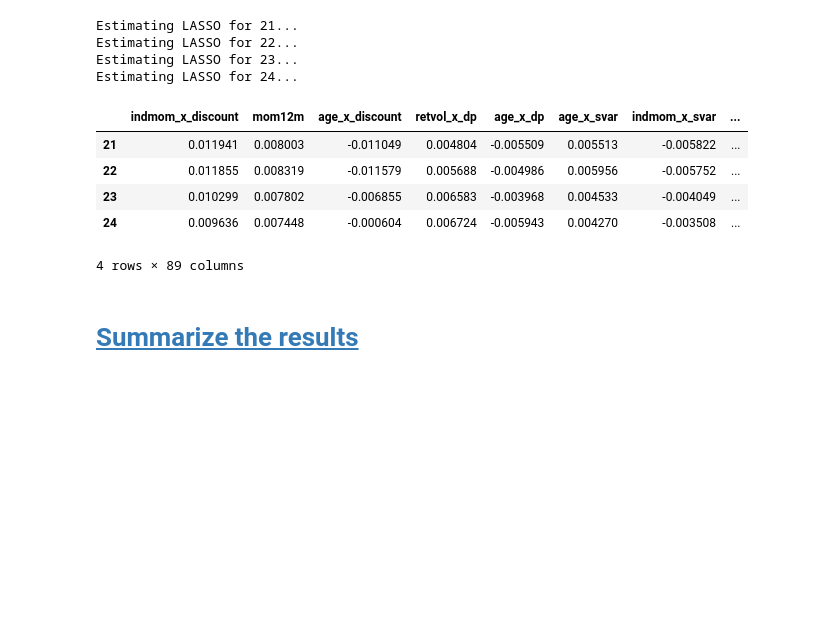
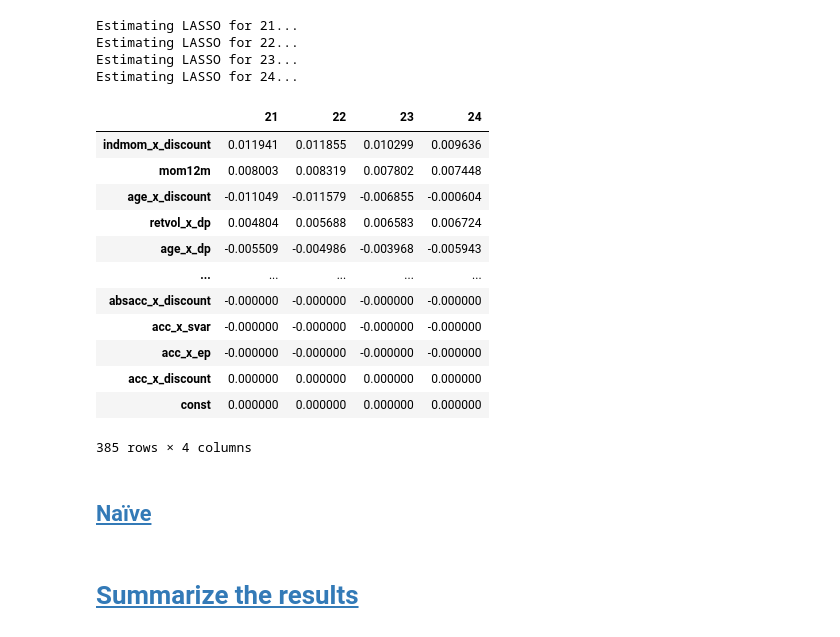
Before and after one commit to johanoelgaard/MastersThesis, a Jupyter notebook: model_eval.ipynb, the cells around one changed output. Cells and saved outputs as stored; diff of their text form; code cells hidden in the pictures; blank space fills up the shorter version.

```diff
--- a/model_eval.ipynb
+++ b/model_eval.ipynb
@@ -259,7 +262,7 @@ print_freq = 250
 epochs = 250
 batch_size = 4096
 
-n_runs = 5 # number of runs for each model to average over
+n_runs = 2 # number of runs for each model to average over
 # %% [output]
 Using device: mps
 # %%
@@ -447,7 +450,7 @@ Averaged predictions for year 24 computed.
 # estimate the parameters
 ols_est = {}
 ols_pred = {}
-ols_coeffs = {}
+ols_coefs = {}
 
 
 for y in periods.keys():
@@ -462,6 +465,6 @@ for y in periods.keys():
     ols_est[y] = estimate(y_tr, x_tr)
     # ols_pred_train[y] = ols_est[y]['b_hat'] @ x_tr.T
     ols_pred[y] = ols_est[y]['b_hat'] @ x_te.T
-    ols_coeffs[y] = ols_est[y]['b_hat']
+    ols_coefs[y] = ols_est[y]['b_hat']
 # %% [output]
 Estimating OLS for 21...
@@ -489,7 +499,7 @@ penalty_grid = np.geomspace(1e-7, 100, num = 1000)
 lasso_est = {}
 # lasso_pred_train = {}
 lasso_pred = {}
-lasso_coeffs = {}
+lasso_coefs = {}
 
 
 with warnings.catch_warnings():
@@ -507,26 +517,35 @@ with warnings.catch_warnings():
         lasso_pred[y] = fit_CV.predict(x_te)
 
         # store the coefficients
-        coeff = fit_CV.coef_
-        lasso_coeffs[y] = coeff
+        coef = fit_CV.coef_
+        lasso_coefs[y] = coef
 # %% [output]
 Estimating LASSO for 21...
 Estimating LASSO for 22...
 Estimating LASSO for 23...
 Estimating LASSO for 24...
 # %%
-lasso_coeffs_df = pd.DataFrame(lasso_coeffs, index=feature_cols_lin)
+lasso_coefs_df = pd.DataFrame(lasso_coefs, index=feature_cols_lin)
 # sort by absolute value
-lasso_coeffs_df = lasso_coeffs_df.reindex(lasso_coeffs_df.abs().sum(axis=1).sort_values(ascending=False).index, axis=0)
+lasso_coefs_df = lasso_coefs_df.reindex(lasso_coefs_df.abs().sum(axis=1).sort_values(ascending=False).index, axis=0)
 
 # drop columns with all zeros
-lasso_coeffs_df = lasso_coeffs_df.T
-lasso_coeffs_df = lasso_coeffs_df.loc[:, (lasso_coeffs_df != 0).any(axis=0)]
-display(lasso_coeffs_df)
+# lasso_coefs_df = lasso_coefs_df.T
+lasso_coefs_df = lasso_coefs_df.loc[:, (lasso_coefs_df != 0).any(axis=0)]
+display(lasso_coefs_df)
 # %% [output]
-|  | indmom_x_discount | mom12m | age_x_discount | retvol_x_dp | age_x_dp | age_x_svar | indmom_x_svar | ... |
-| 21 | 0.011941 | 0.008003 | -0.011049 | 0.004804 | -0.005509 | 0.005513 | -0.005822 | ... |
-| 22 | 0.011855 | 0.008319 | -0.011579 | 0.005688 | -0.004986 | 0.005956 | -0.005752 | ... |
-| 23 | 0.010299 | 0.007802 | -0.006855 | 0.006583 | -0.003968 | 0.004533 | -0.004049 | ... |
-| 24 | 0.009636 | 0.007448 | -0.000604 | 0.006724 | -0.005943 | 0.004270 | -0.003508 | ... |
+|  | 21 | 22 | 23 | 24 |
+| indmom_x_discount | 0.011941 | 0.011855 | 0.010299 | 0.009636 |
+| mom12m | 0.008003 | 0.008319 | 0.007802 | 0.007448 |
+| age_x_discount | -0.011049 | -0.011579 | -0.006855 | -0.000604 |
+| retvol_x_dp | 0.004804 | 0.005688 | 0.006583 | 0.006724 |
+| age_x_dp | -0.005509 | -0.004986 | -0.003968 | -0.005943 |
+| ... | ... | ... | ... | ... |
+| absacc_x_discount | -0.000000 | -0.000000 | -0.000000 | -0.000000 |
+| acc_x_svar | -0.000000 | -0.000000 | -0.000000 | -0.000000 |
+| acc_x_ep | -0.000000 | -0.000000 | -0.000000 | -0.000000 |
+| acc_x_discount | 0.000000 | 0.000000 | 0.000000 | 0.000000 |
+| const | 0.000000 | 0.000000 | 0.000000 | 0.000000 |
-4 rows × 89 columns
+385 rows × 4 columns
+# %% [markdown]
+## <a id='toc6_3_'></a>[Naïve](#toc0_)
```
Also changed, not shown: parts of 21 cells of this notebook, 7 other files.
